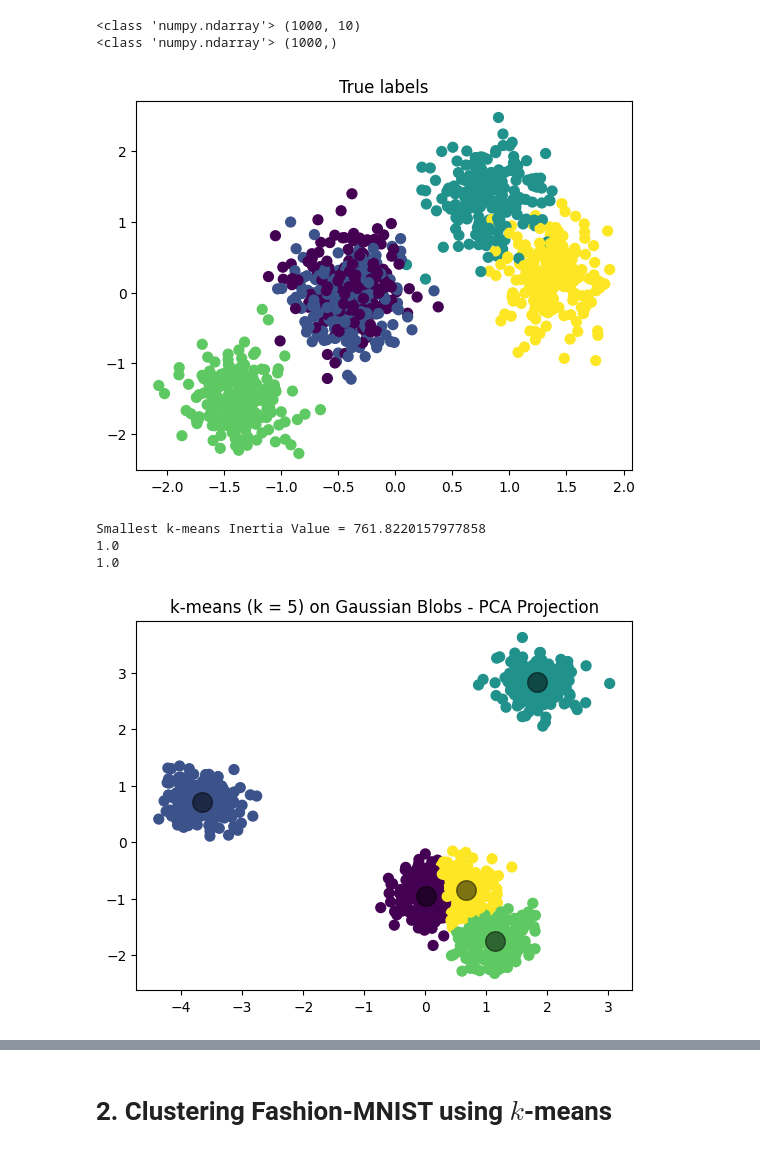
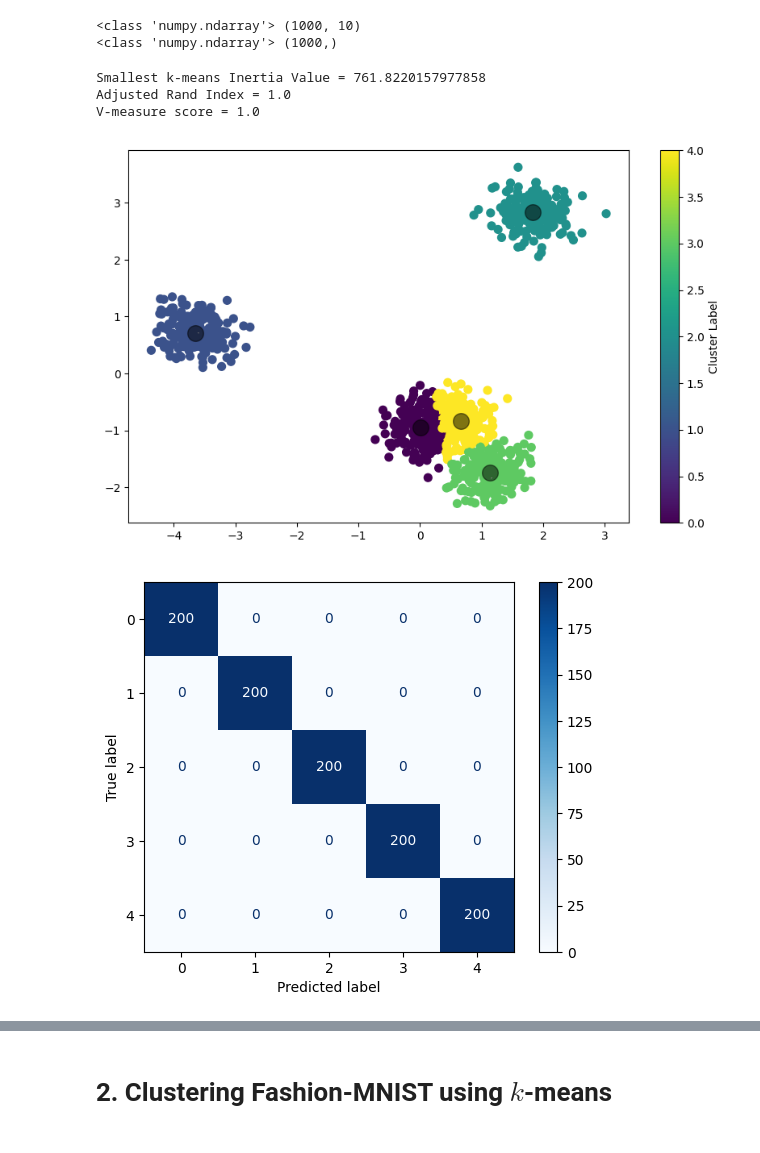
Before and after one commit to Shinyhunter95/math-data-science-course-Project2, a Jupyter notebook: project2.ipynb, the cells around one changed output, grey strips where cells are left out. Cells and saved outputs as stored; diff of their text form; code cells hidden in the pictures.

```diff
--- a/project2.ipynb
+++ b/project2.ipynb
@@ -31,10 +31,10 @@ from scipy.optimize import linear_sum_assignment
 from sklearn.decomposition import PCA
 
 #Graph of the Data
-fig, ax = plt.subplots()
-ax.scatter(X[:, 0], X[:, 1], c=y_true, s=50, cmap='viridis')
-ax.set_title("True labels")
-plt.show()
+#fig, ax = plt.subplots(figsize=(10, 6))
+#ax.scatter(X[:, 0], X[:, 2], c=y_true, s=50, cmap='viridis')
+#ax.set_title("True labels")
+#plt.show()
 
 kmeans = KMeans(n_clusters=5, random_state=0, n_init='auto')
 kmeans.fit(X)
@@ -46,44 +46,46 @@ inertia = []
 for i in range(1,11):
     kmeans = KMeans(n_clusters=i, random_state=0).fit(X)
     inertia.append(kmeans.inertia_)
+
 print("Smallest k-means Inertia Value =", min(inertia))
-print(adjusted_rand_score(y_true, y_kmeans))
-print(v_measure_score(y_true, y_kmeans))
+print("Adjusted Rand Index =", adjusted_rand_score(y_true, y_kmeans))
+print("V-measure score =", v_measure_score(y_true, y_kmeans))
 
 #PCA Visualization
 pca = PCA(n_components=2) #Reduces the data to 2D so we can view it
 X_pca = pca.fit_transform(X)
 kmeans_pca = KMeans(n_clusters=5, random_state=0).fit(X_pca)
 cluster_centers_pca = kmeans_pca.cluster_centers_
 kmeans_labels_pca = kmeans_pca.labels_
 
-plt.figure()
-plt.title("k-means (k = 5) on Gaussian Blobs - PCA Projection")
-plt.scatter(X_pca[:, 0], X_pca[:, 1], c=kmeans_labels_pca, s=50, cmap='viridis')
+plt.figure(figsize=(10, 6))
+#plt.title("k-means (k = 5) on Gaussian Blobs - PCA Projection")
+scatter = plt.scatter(X_pca[:, 0], X_pca[:, 1], c=kmeans_labels_pca, s=50, cmap='viridis')
 plt.scatter(cluster_centers_pca[:, 0], cluster_centers_pca[:, 1], c='black', s=200, alpha=0.5)
+plt.colorbar(scatter, label='Cluster Label')
 plt.show()
 
 #Confusion Matrix with remapped data
 cm = confusion_matrix(y_true, kmeans_labels)
 row_ind, col_ind = linear_sum_assignment(-cm)
 remapped_kmeans_labels = np.zeros_like(kmeans_labels)
 for i in range(len(row_ind)):
     remapped_kmeans_labels[kmeans_labels == row_ind[i]] = col_ind[i]
 final_cm = confusion_matrix(y_true, remapped_kmeans_labels)
 
 disp = ConfusionMatrixDisplay(confusion_matrix=final_cm)
 disp.plot(cmap=plt.cm.Blues)
 plt.show()
 
 #Elbow
-plt.figure()
+plt.figure(figsize=(10, 6))
 plt.plot(range(1,11), inertia, marker='o')
 plt.xlabel('Number of clusters')
 plt.ylabel('Inertia')
 plt.show()
 # %% [output]
+Smallest k-means Inertia Value = 761.8220157977858
+Adjusted Rand Index = 1.0
+V-measure score = 1.0
-[figure, old version]
+[figure, new version]
-Smallest k-means Inertia Value = 761.8220157977858
-1.0
-1.0
-[figure, old version]
+[figure, new version]
```
Also changed, not shown: parts of 2 cells of this notebook.
